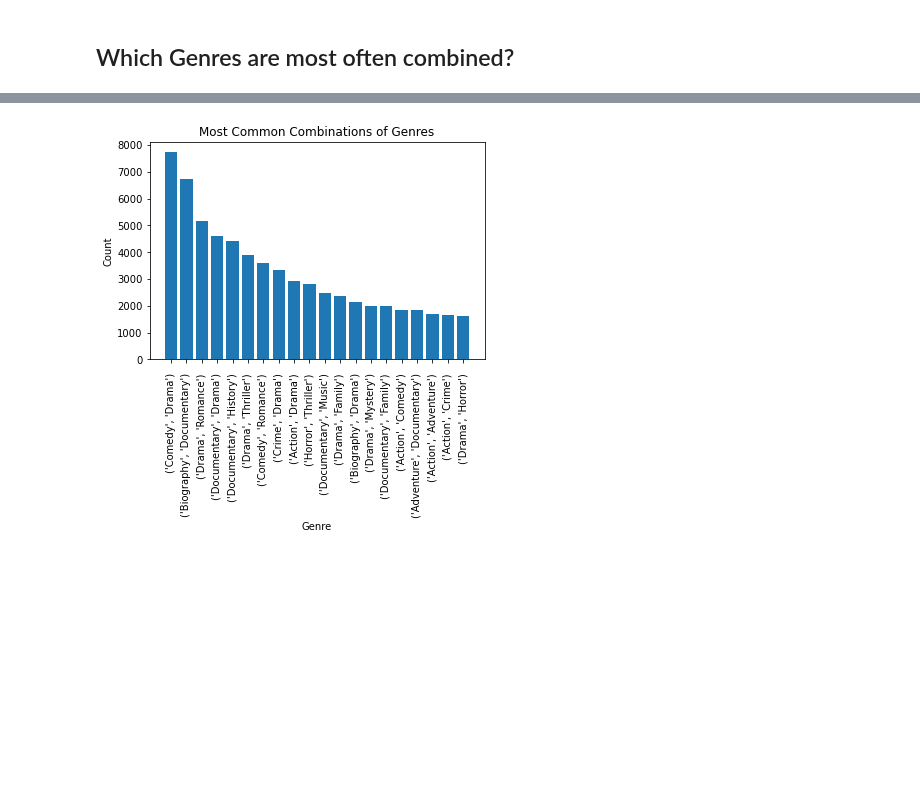
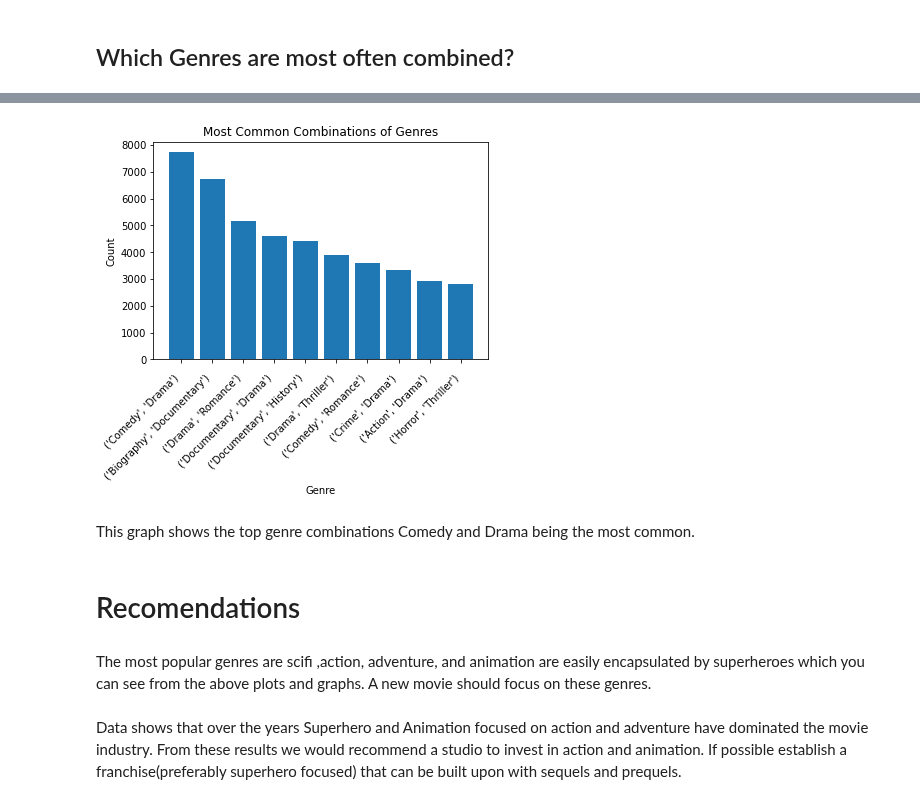
Before and after one commit to tramsay-deloitte/Dollywood, a Jupyter notebook: Mostpopular.ipynb, the cells around one changed output, grey strips where cells are left out. Drawn from its saved outputs; the diff is of its cells as text; code cells hidden in the pictures; blank space fills up the shorter version.

Commit message:
added markdowns with descriptions of graphs got rid off unneccessary .head()s

```diff
--- a/Mostpopular.ipynb
+++ b/Mostpopular.ipynb
@@ -516,7 +433,6 @@ for row in grouped_genres:
     row_list = row.split(',')
     count.update(Counter(combinations(row_list, 2)))
 # %%
-combined_genres = pd.DataFrame.from_dict(count.most_common(20))
+combined_genres = pd.DataFrame.from_dict(count.most_common(10))
 combined_genres.rename(columns = {0:'genre', 1:'count'}, inplace = True)
 combined_genres['genre'] = combined_genres['genre'].astype(str)
-combined_genres.head()
@@ -530,13 +439,21 @@ combined_genres.head()
 # %%
 #bar plot of top movies
 fig, axs = plt.subplots()
 
 axs.bar(combined_genres['genre'],
          combined_genres['count'])
 axs.set_title('Most Common Combinations of Genres')
 axs.set_xlabel('Genre')
 axs.set_ylabel('Count')
-axs.set_xticklabels(combined_genres['genre'], rotation=90)
+axs.set_xticklabels(combined_genres['genre'], rotation=45, va='top', ha='right')
 axs.tick_params(axis="x", direction="out", pad=10)
 # %% [output]
-[figure, old version]
+[figure, new version]
+# %% [markdown]
+This graph shows the top genre combinations Comedy and Drama being the most common.
+# %% [markdown]
+# Recomendations
+# %% [markdown]
+The most popular genres are scifi ,action, adventure, and animation are easily encapsulated by superheroes which you can see from the above plots and graphs. A new movie should focus on these genres.
+# %% [markdown]
+Data shows that over the years Superhero and Animation focused on action and adventure have dominated the movie industry. From these results we would recommend a studio to invest in action and animation. If possible establish a franchise(preferably superhero focused) that can be built upon with sequels and prequels.
```
Also changed, not shown: parts of 41 cells of this notebook.
